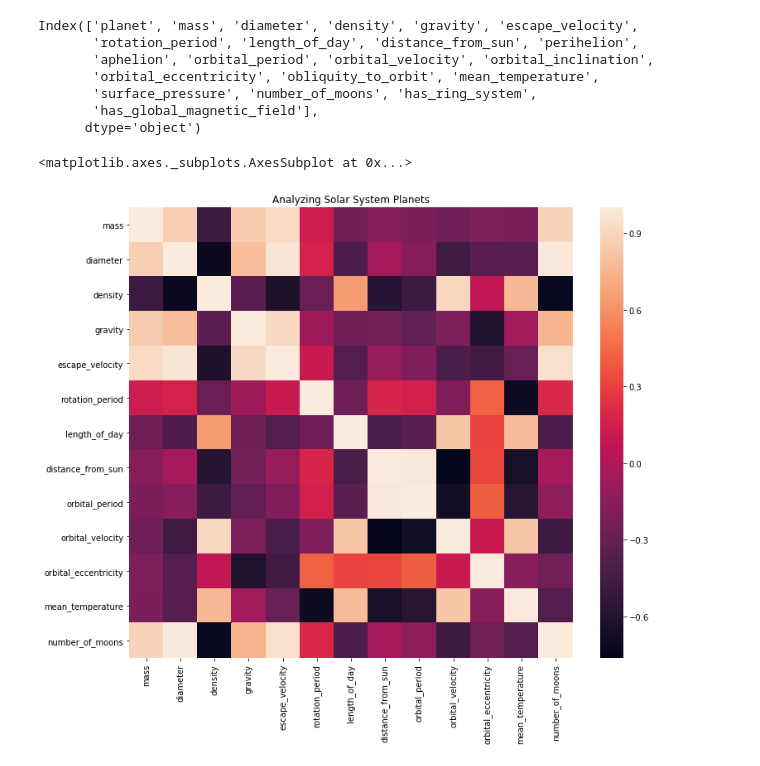
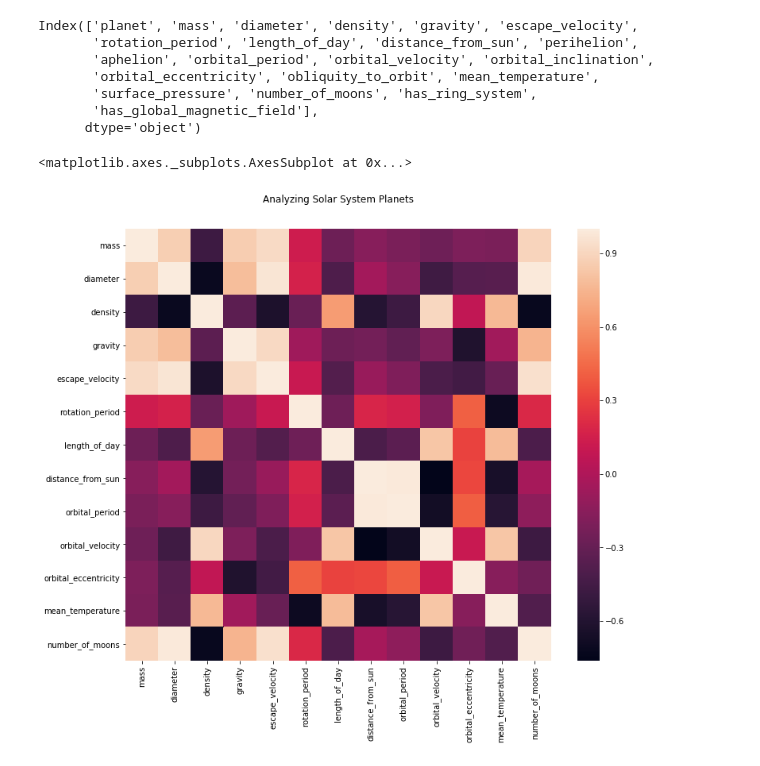
Before and after one commit to sarthakbatragatech/AstroViz, a Jupyter notebook: AstroViz.ipynb, the cells around one changed output. Drawn from its saved outputs; the diff is of its cells as text; code cells hidden in the pictures.

```diff
--- a/AstroViz.ipynb
+++ b/AstroViz.ipynb
@@ -37,8 +37,8 @@ planets_subset_df = planets_df[['planet', 'mass', 'diameter', 'density', 'gravit
                                'number_of_moons']]
 # %%
 fig, ax = plt.subplots(figsize=(12,10))
-ax.set_title('Analyzing Solar System Planets')
+ax.set_title('Analyzing Solar System Planets', y=1.05)
 sns.heatmap(ax=ax, data=planets_subset_df.corr())
 # %% [output]
 <matplotlib.axes._subplots.AxesSubplot at 0x...>
-[figure, old version]
+[figure, new version]
```
Also changed, not shown: parts of 5 cells of this notebook, 3 other files.
